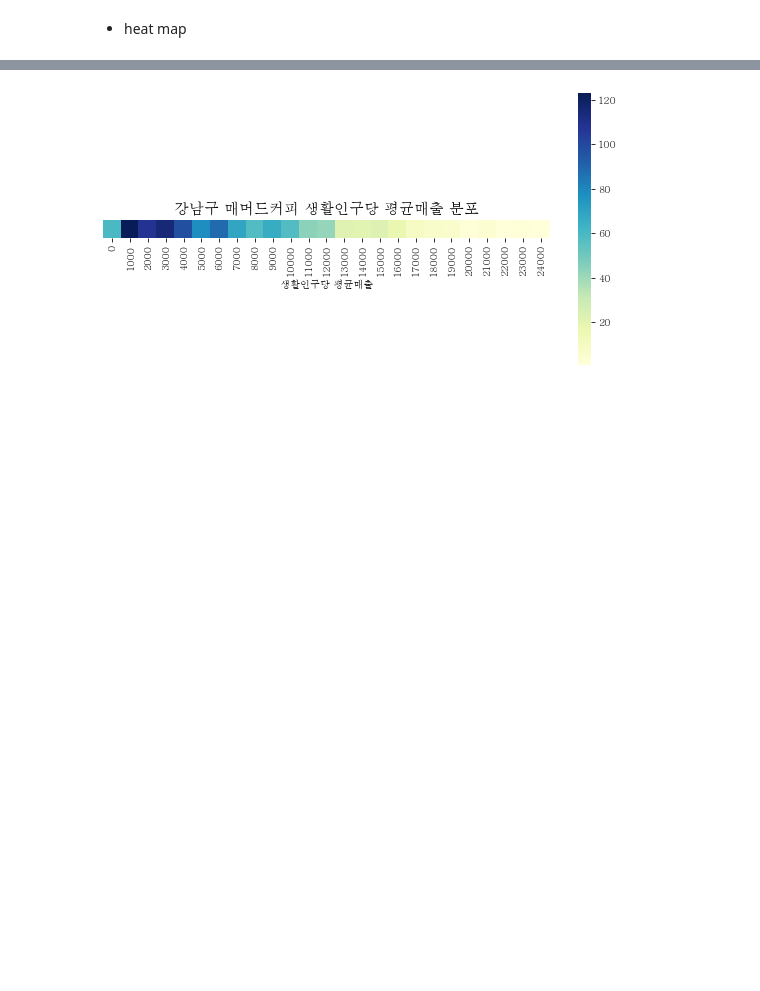
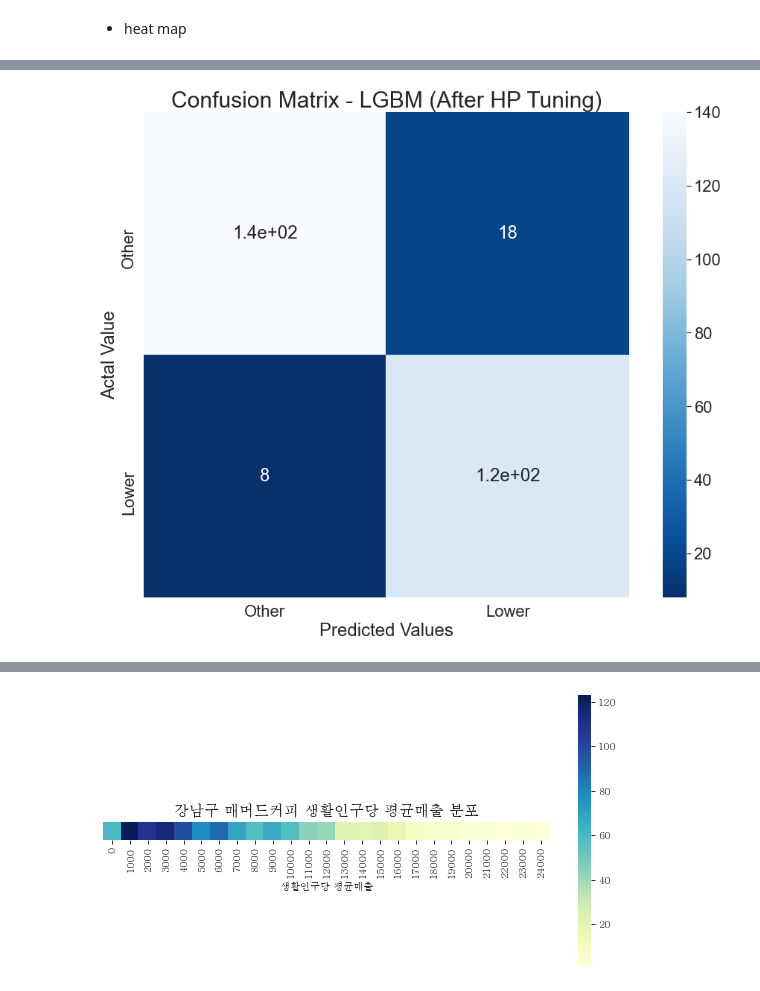
Before and after one commit to POSdata-Sales-Prediction/Store-operation-consulting, a Jupyter notebook: Modeling/Sub2/plot.ipynb, the cells around one changed output, grey strips where cells are left out. Cells and saved outputs as stored; diff of their text form; code cells hidden in the pictures; blank space fills up the shorter version.

```diff
--- a/Modeling/Sub2/plot.ipynb
+++ b/Modeling/Sub2/plot.ipynb
@@ -135,0 +156,5 @@ def heatmap(data, col):
+# %%
+LGBM = {"Other" : [1.4e+02, 18], "Lower" : [8, 1.2e+02]}
+heatmap_CM(LGBM, "LGBM")
+# %% [output]
+[figure, added]
```
Also changed, not shown: parts of 6 cells of this notebook.
